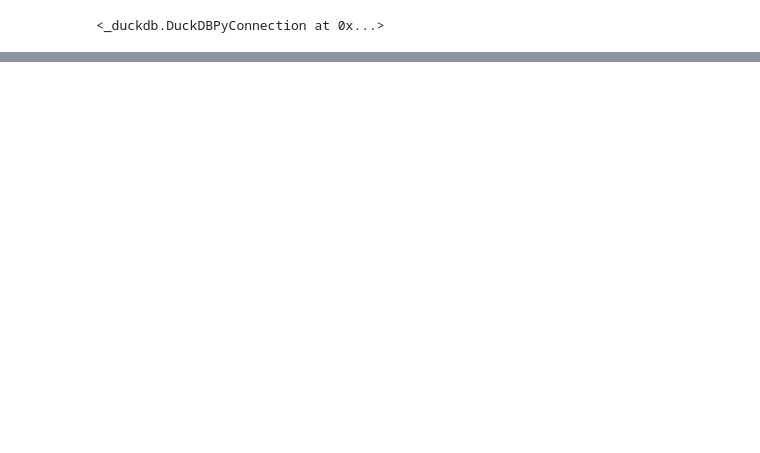
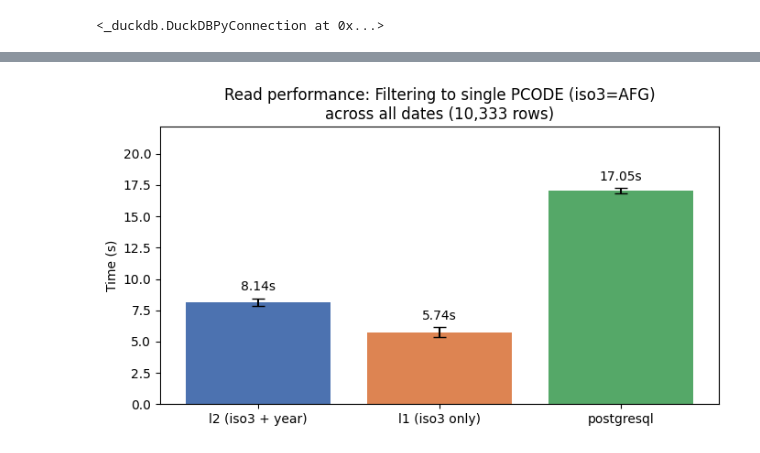
Before and after one commit to hannahker/parquet-lake-wip, a Jupyter notebook: read_demo.ipynb, the cells around one changed output, grey strips where cells are left out. Cells and saved outputs as stored; diff of their text form; code cells hidden in the pictures; blank space fills up the shorter version.

```diff
--- a/read_demo.ipynb
+++ b/read_demo.ipynb
@@ -229,0 +75,15 @@ print(f"valid_date:    {meta['temporal_extent']['valid_date_min']} → {meta['te
+# %%
+conn_az.execute(f"""
+    CREATE OR REPLACE VIEW {TABLE} AS
+    SELECT * FROM read_parquet(
+        'az://rasterstats-public-l1/{TABLE}/iso3={iso3}/*.parquet',
+        hive_partitioning = true
+    )
+""")
+
+t0 = time.perf_counter()
+df_az_l1 = conn_az.execute(sql_query).df()
+timings["l1 (iso3 only)"] = time.perf_counter() - t0
+
+print(df_az_l1.head())
+print(f"Rows: {len(df_az_l1):,} | Time: {timings['l1 (iso3 only)']:.2f}s")
@@ -229,0 +107,10 @@ print(f"valid_date:    {meta['temporal_extent']['valid_date_min']} → {meta['te
+# %%
+engine = stratus.get_engine("prod")
+
+t0 = time.perf_counter()
+with engine.connect() as conn_db:
+    df_db = pd.read_sql(sql_query, conn_db)
+timings["postgresql"] = time.perf_counter() - t0
+
+print(df_db.head())
+print(f"Rows: {len(df_db):,} | Time: {timings['postgresql']:.2f}s")
@@ -229,0 +132,6 @@ print(f"valid_date:    {meta['temporal_extent']['valid_date_min']} → {meta['te
+# %%
+print(f"{'Storage':<20} {'Time (s)':>10}")
+print("-" * 31)
+fastest = min(timings.values())
+for label, t in timings.items():
+    print(f"{label:<20} {t:>9.2f}s  {'(baseline)' if t == fastest else f'({t/fastest:.1f}x slower)'}")
@@ -229,0 +227,15 @@ print(f"valid_date:    {meta['temporal_extent']['valid_date_min']} → {meta['te
+# %%
+means = [np.mean(results[k]) for k in results]
+stds  = [np.std(results[k])  for k in results]
+labels = list(results.keys())
+
+fig, ax = plt.subplots(figsize=(7, 4))
+bars = ax.bar(labels, means, yerr=stds, capsize=5, color=["#4C72B0", "#DD8452", "#55A868"])
+ax.set_ylabel("Time (s)")
+ax.set_title(f"Read performance: Filtering to single PCODE (iso3={iso3})\nacross all dates ({len(df_db):,} rows)")
+ax.bar_label(bars, fmt="%.2fs", padding=4)
+ax.set_ylim(0, max(means) * 1.3)
+plt.tight_layout()
+plt.show()
+# %% [output]
+[figure, added]
```
Also changed, not shown: parts of 20 cells of this notebook, 3 other files.
